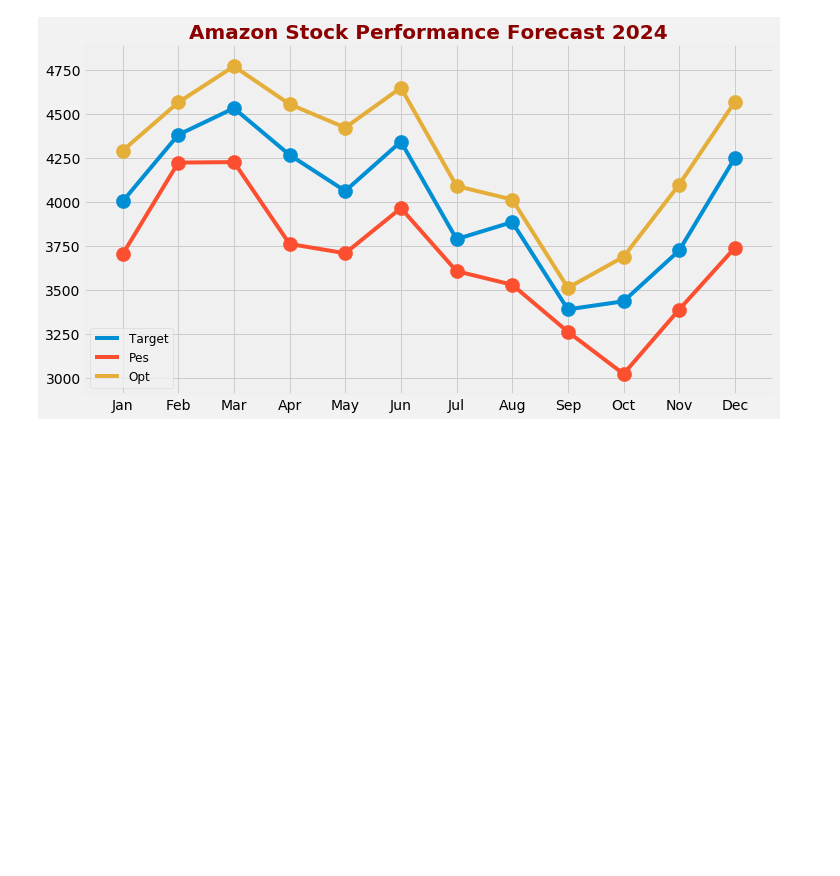
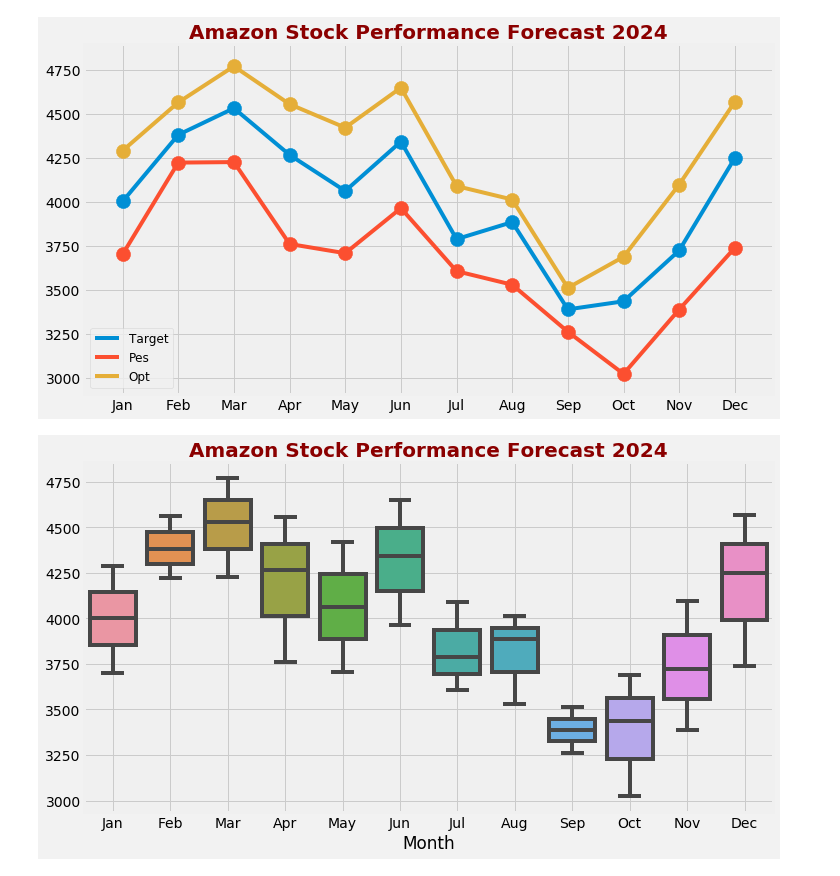
Before and after one commit to attila5287/scrap_and_dataviz, a Jupyter notebook: scrap_and_frame.ipynb, the cells around one changed output. Cells and saved outputs as stored; diff of their text form; code cells hidden in the pictures; blank space fills up the shorter version.

Commit message:
boxplot

```diff
--- a/scrap_and_frame.ipynb
+++ b/scrap_and_frame.ipynb
@@ -106,0 +109,8 @@ plt.show()
+# %%
+plt.figure(figsize=(11, 6), facecolor='0.95', )
+plt.title('Amazon Stock Performance Forecast 2024', fontsize=20,
+          color='darkred', weight='bold')
+sns.boxplot(data=df.transpose(), orient="v", )
+plt.grid(visible=True)
+# %% [output]
+[figure, added]
```
Also changed, not shown: parts of 2 cells of this notebook, 2 other files.
